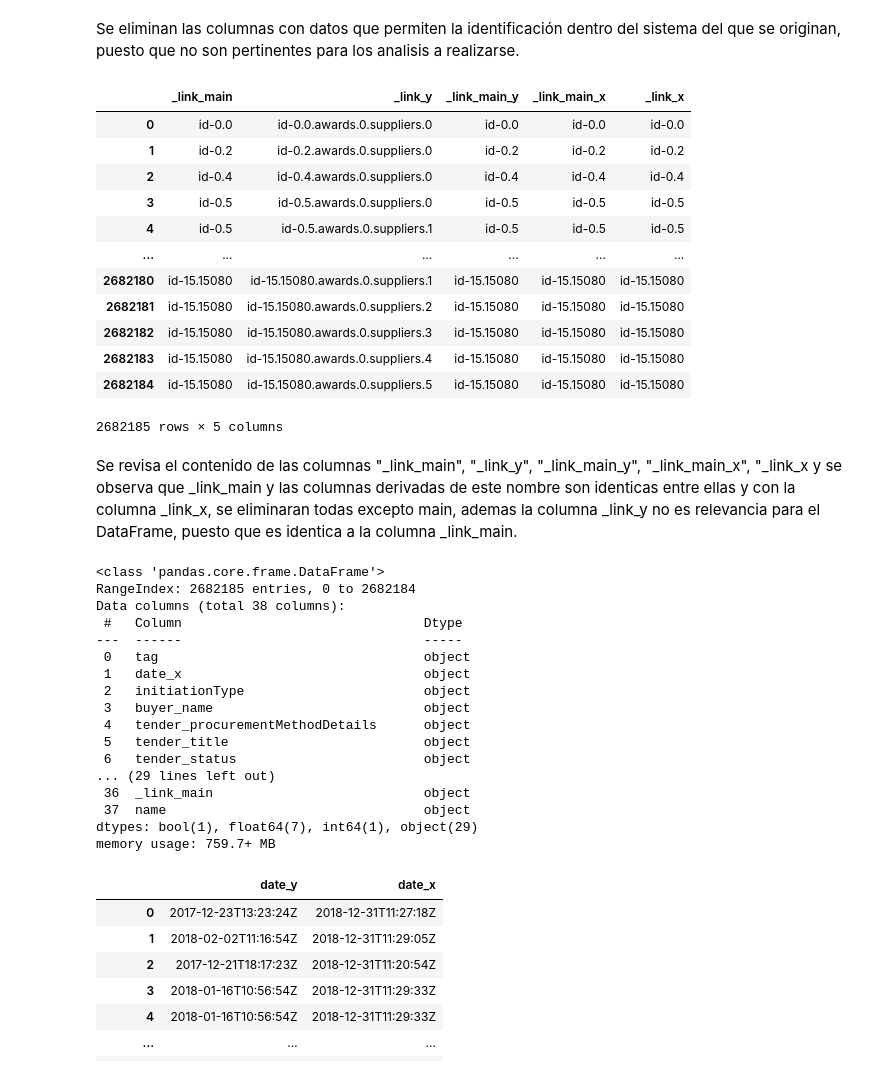
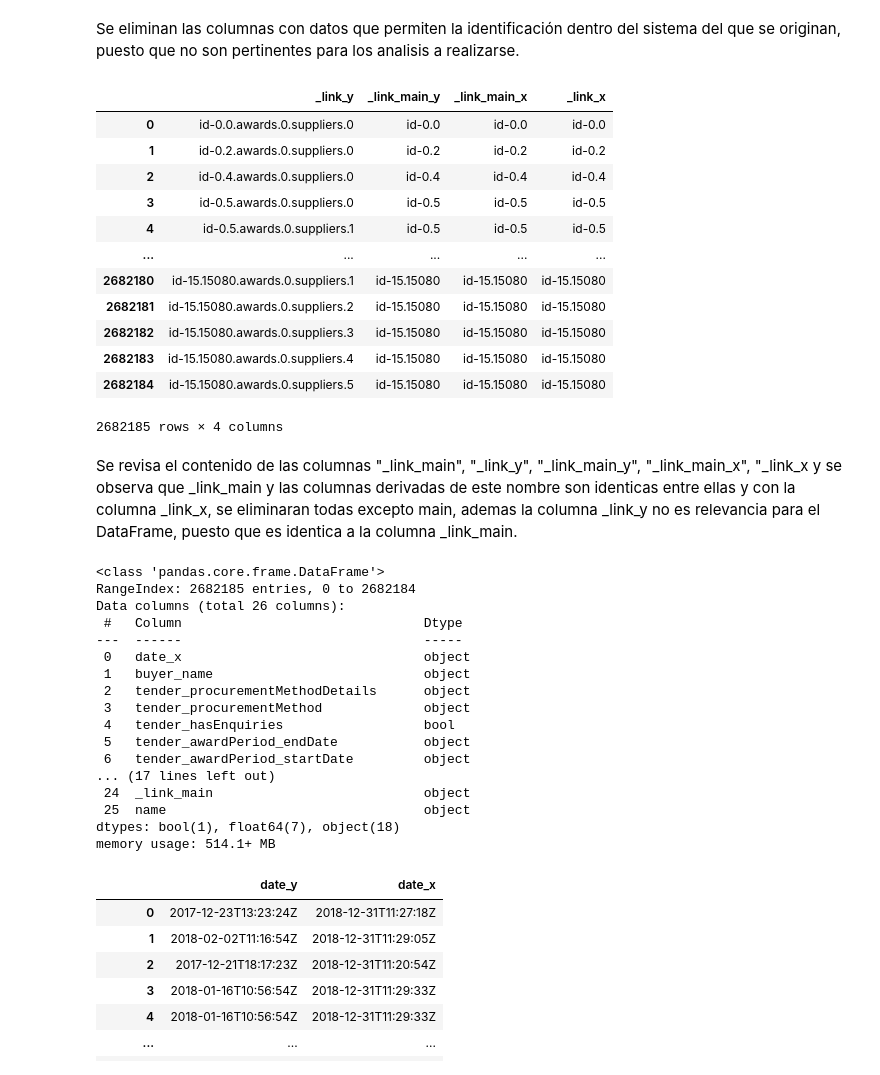
Before and after one commit to Camila-Rojas-05/Proyecto-IMT-2200-1-Grupo-14, a Jupyter notebook: Datos y trabajo con muestras/Revision_limpieza_2018.ipynb, the cells around one changed output. Drawn from its saved outputs; the diff is of its cells as text; code cells hidden in the pictures.

```diff
--- a/Datos y trabajo con muestras/Revision_limpieza_2018.ipynb
+++ b/Datos y trabajo con muestras/Revision_limpieza_2018.ipynb
@@ -83,10 +83,12 @@ dtypes: bool(1), float64(7), int64(3), object(47)
 memory usage: 1.1+ GB
 # %% [markdown]
 Se cargan los documentos main, awards, award_items y award_suppliers, a un DataFrame, se limpiaran los datos haciendo drop de columnas irrelevantes y/o repetidas.
+# %%
+df_2018 = df_main
 # %%
-df_main.drop(columns=["id","ocid","tender_procuringEntity_id", "_link_awards_items.csv","id_awards_items.csv", "tender_id", "buyer_id", "_link_awards_x", "_link_awards_y"], inplace=True)
-df_main.drop(columns=["classification_uri", "_link_awards.csv", "id_awards.csv", "id_awards_suppliers.csv", "unit_value_unitOfAccount", "value_unitOfAccount", "language" ], inplace=True)
-df_main.columns
+df_2018.drop(columns=["id","ocid","tender_procuringEntity_id", "_link_awards_items.csv","id_awards_items.csv", "tender_id", "buyer_id", "_link_awards_x", "_link_awards_y"], inplace=True)
+df_2018.drop(columns=["classification_uri", "_link_awards.csv", "id_awards.csv", "id_awards_suppliers.csv", "unit_value_unitOfAccount", "value_unitOfAccount", "language" ], inplace=True)
+df_2018.columns
 # %% [output]
 Index(['_link_x', 'tag', 'date_x', 'initiationType', 'buyer_name',
        'tender_procurementMethodDetails', 'tender_title', 'tender_status',
@@ -107,42 +109,43 @@ Index(['_link_x', 'tag', 'date_x', 'initiationType', 'buyer_name',
 # %% [markdown]
 Se eliminan las columnas con datos que permiten la identificación dentro del sistema del que se originan, puesto que no son pertinentes para los analisis a realizarse.
 # %%
-df_main[["_link_main", "_link_y", "_link_main_y", "_link_main_x", "_link_x"]]
+df_2018[["_link_y", "_link_main_y", "_link_main_x", "_link_x"]]
 # %% [output]
-|  | _link_main | _link_y | _link_main_y | _link_main_x | _link_x |
-| 0 | id-0.0 | id-0.0.awards.0.suppliers.0 | id-0.0 | id-0.0 | id-0.0 |
-| 1 | id-0.2 | id-0.2.awards.0.suppliers.0 | id-0.2 | id-0.2 | id-0.2 |
-| 2 | id-0.4 | id-0.4.awards.0.suppliers.0 | id-0.4 | id-0.4 | id-0.4 |
-| 3 | id-0.5 | id-0.5.awards.0.suppliers.0 | id-0.5 | id-0.5 | id-0.5 |
-| 4 | id-0.5 | id-0.5.awards.0.suppliers.1 | id-0.5 | id-0.5 | id-0.5 |
-| ... | ... | ... | ... | ... | ... |
-| 2682180 | id-15.15080 | id-15.15080.awards.0.suppliers.1 | id-15.15080 | id-15.15080 | id-15.15080 |
-| 2682181 | id-15.15080 | id-15.15080.awards.0.suppliers.2 | id-15.15080 | id-15.15080 | id-15.15080 |
-| 2682182 | id-15.15080 | id-15.15080.awards.0.suppliers.3 | id-15.15080 | id-15.15080 | id-15.15080 |
-| 2682183 | id-15.15080 | id-15.15080.awards.0.suppliers.4 | id-15.15080 | id-15.15080 | id-15.15080 |
-| 2682184 | id-15.15080 | id-15.15080.awards.0.suppliers.5 | id-15.15080 | id-15.15080 | id-15.15080 |
+|  | _link_y | _link_main_y | _link_main_x | _link_x |
+| 0 | id-0.0.awards.0.suppliers.0 | id-0.0 | id-0.0 | id-0.0 |
+| 1 | id-0.2.awards.0.suppliers.0 | id-0.2 | id-0.2 | id-0.2 |
+| 2 | id-0.4.awards.0.suppliers.0 | id-0.4 | id-0.4 | id-0.4 |
+| 3 | id-0.5.awards.0.suppliers.0 | id-0.5 | id-0.5 | id-0.5 |
+| 4 | id-0.5.awards.0.suppliers.1 | id-0.5 | id-0.5 | id-0.5 |
+| ... | ... | ... | ... | ... |
+| 2682180 | id-15.15080.awards.0.suppliers.1 | id-15.15080 | id-15.15080 | id-15.15080 |
+| 2682181 | id-15.15080.awards.0.suppliers.2 | id-15.15080 | id-15.15080 | id-15.15080 |
+| 2682182 | id-15.15080.awards.0.suppliers.3 | id-15.15080 | id-15.15080 | id-15.15080 |
+| 2682183 | id-15.15080.awards.0.suppliers.4 | id-15.15080 | id-15.15080 | id-15.15080 |
+| 2682184 | id-15.15080.awards.0.suppliers.5 | id-15.15080 | id-15.15080 | id-15.15080 |
-2682185 rows × 5 columns
+2682185 rows × 4 columns
 # %% [markdown]
 Se revisa el contenido de las columnas "_link_main", "_link_y", "_link_main_y", "_link_main_x", "_link_x y se observa que _link_main y las columnas derivadas de este nombre son identicas entre ellas y con la columna _link_x, se eliminaran todas excepto main, ademas la columna _link_y no es relevancia para el DataFrame, puesto que es identica a la columna _link_main.
 # %%
-df_main.drop(columns=["_link_y", "_link_main_y", "_link_main_x", "_link_x"], inplace=True)
-df_main.info()
+df_2018.drop(columns=["_link_y", "_link_main_y", "_link_main_x", "_link_x", "tag","classification_id", "classification_scheme", "tender_title", "description", "tender_status", "status", "initiationType", "tender_value_unitOfAccount", "description_awards.csv", "title", "tender_description"], inplace=True)
+df_main.head()
+df_2018.info()
 # %% [output]
 <class 'pandas.core.frame.DataFrame'>
 RangeIndex: 2682185 entries, 0 to 2682184
-Data columns (total 38 columns):
+Data columns (total 26 columns):
  #   Column                               Dtype
 ---  ------                               -----
- 0   tag                                  object
- 1   date_x                               object
- 2   initiationType                       object
- 3   buyer_name                           object
- 4   tender_procurementMethodDetails      object
- 5   tender_title                         object
- 6   tender_status                        object
-... (29 lines left out)
- 36  _link_main                           object
- 37  name                                 object
-dtypes: bool(1), float64(7), int64(1), object(29)
-memory usage: 759.7+ MB
+ 0   date_x                               object
+ 1   buyer_name                           object
+ 2   tender_procurementMethodDetails      object
+ 3   tender_procurementMethod             object
+ 4   tender_hasEnquiries                  bool
+ 5   tender_awardPeriod_endDate           object
+ 6   tender_awardPeriod_startDate         object
+... (17 lines left out)
+ 24  _link_main                           object
+ 25  name                                 object
+dtypes: bool(1), float64(7), object(18)
+memory usage: 514.1+ MB
 # %%
```
Also changed, not shown: parts of 63 cells of this notebook.
